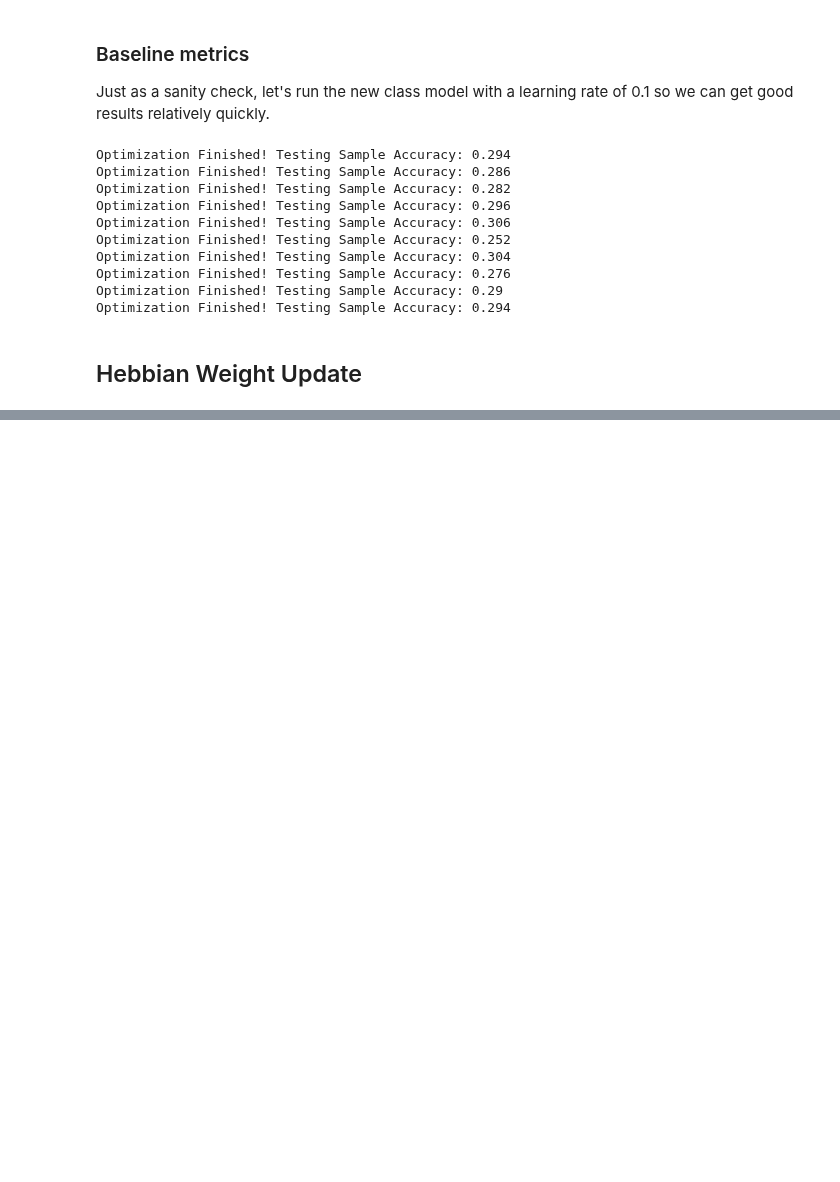
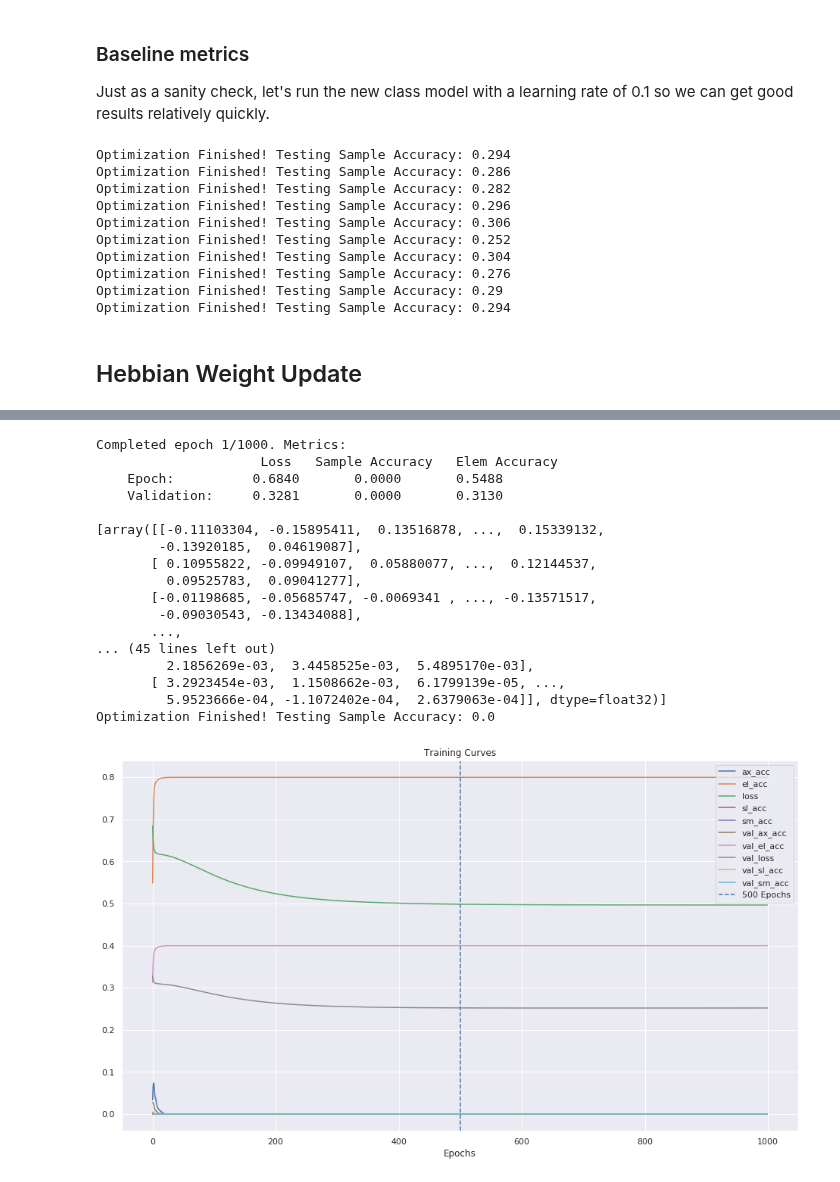
Before and after one commit to apra93/leabra-tf, a Jupyter notebook: docs/source/notebooks/0.6-Hebbian-Learning.ipynb, the cells around one changed output, grey strips where cells are left out. Saved outputs shown, nothing was run; the diff lists cells and outputs as text; code cells hidden in the pictures; blank space fills up the shorter version.

```diff
--- a/docs/source/notebooks/0.6-Hebbian-Learning.ipynb
+++ b/docs/source/notebooks/0.6-Hebbian-Learning.ipynb
@@ -603,0 +604,30 @@ Optimization Finished! Testing Sample Accuracy: 0.0
+# %%
+def exp_test():
+    model.k = 0
+    sess = new_session()
+    metrics_list = []
+    for i in range(1):
+        metrics_list.append(train_hebbian(sess, lr=.01, epochs=2*EPOCHS, n_updates=3, init_ops=init_ops))
+    return metrics_list
+metrics = exp_test()
+plt_metrics.plot_df_metrics(pd.DataFrame(metrics), title='Training Curves')
+plt.show()
+# %% [output]
+Completed epoch 1/1000. Metrics:
+                     Loss   Sample Accuracy   Elem Accuracy
+    Epoch:          0.6840       0.0000       0.5488
+    Validation:     0.3281       0.0000       0.3130
+
+[array([[-0.11103304, -0.15895411,  0.13516878, ...,  0.15339132,
+        -0.13920185,  0.04619087],
+       [ 0.10955822, -0.09949107,  0.05880077, ...,  0.12144537,
+         0.09525783,  0.09041277],
+       [-0.01198685, -0.05685747, -0.0069341 , ..., -0.13571517,
+        -0.09030543, -0.13434088],
+       ...,
+... (45 lines left out)
+         2.1856269e-03,  3.4458525e-03,  5.4895170e-03],
+       [ 3.2923454e-03,  1.1508662e-03,  6.1799139e-05, ...,
+         5.9523666e-04, -1.1072402e-04,  2.6379063e-04]], dtype=float32)]
+Optimization Finished! Testing Sample Accuracy: 0.0
+[figure, added]
```
Also changed, not shown: parts of 2 cells of this notebook.
